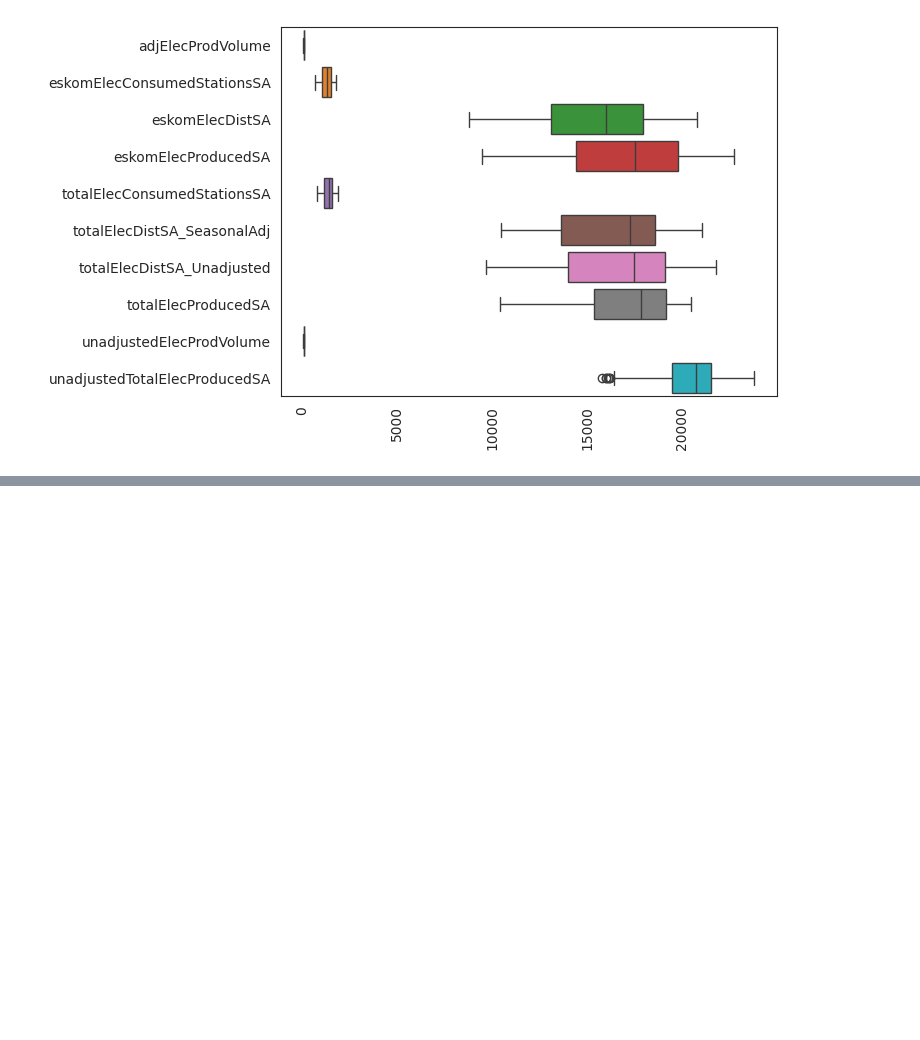
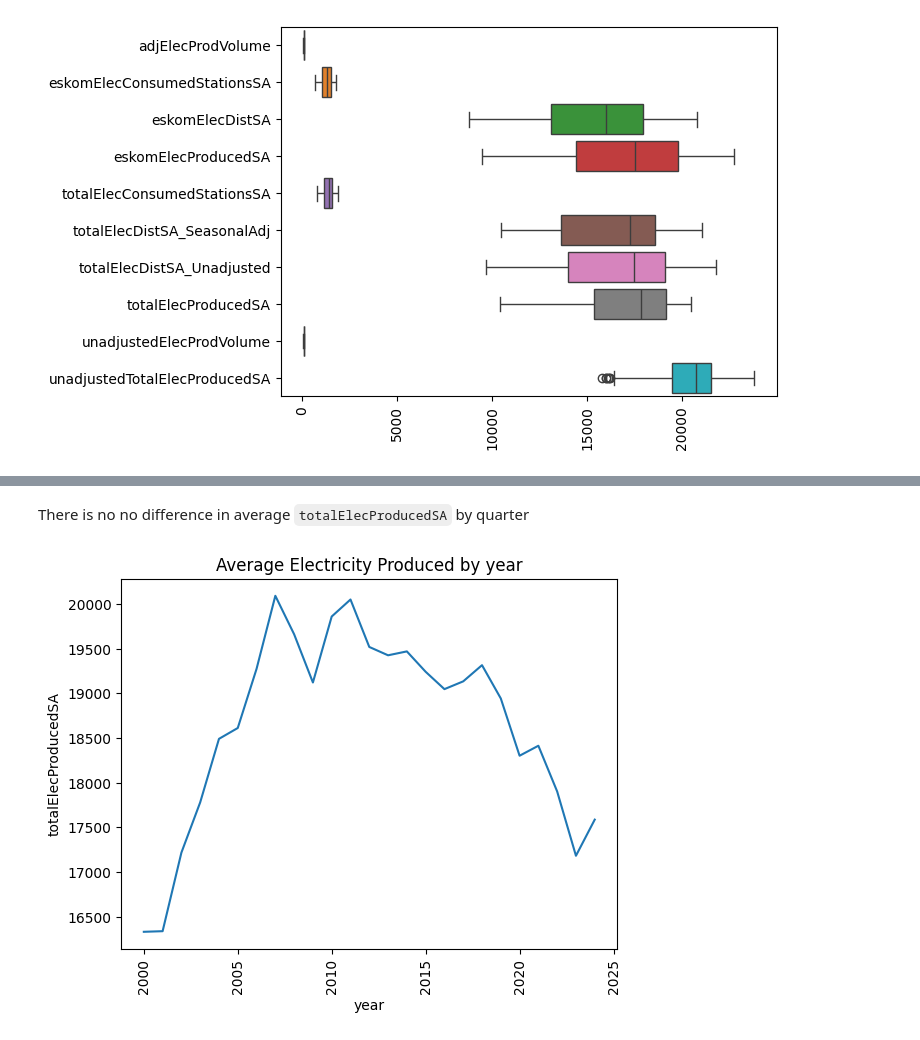
Before and after one commit to MbuyiseloNtando/Electricity-Generated-and-Available-for-Distribution-1985-2024, a Jupyter notebook: Untitled44.ipynb, the cells around one changed output, grey strips where cells are left out. Cells and saved outputs as stored; diff of their text form; code cells hidden in the pictures; blank space fills up the shorter version.

```diff
--- a/Untitled44.ipynb
+++ b/Untitled44.ipynb
@@ -234,0 +242,8 @@ data['quarter'].value_counts()
+# %% [markdown]
+There is no no difference in average `totalElecProducedSA` by quarter
+# %%
+sns.lineplot(data=data.groupby('year')['totalElecProducedSA'].mean(), ci=None)
+plt.title('Average Electricity Produced by year')
+plt.xticks(rotation=90);
+# %% [output]
+[figure, added]
```
Also changed, not shown: parts of 17 cells of this notebook.
